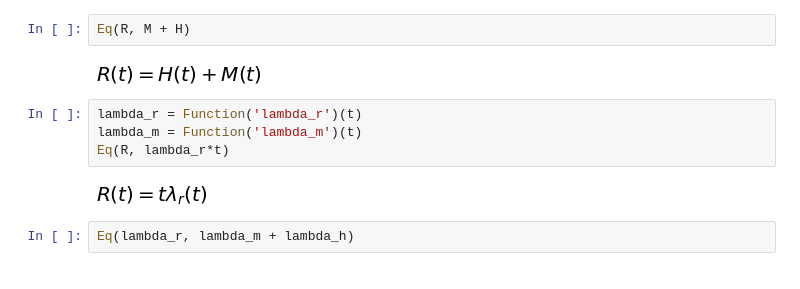
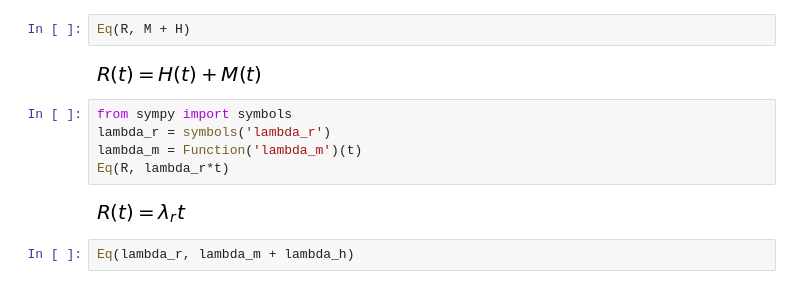
Before and after one commit to oleksiypr/chache_research, a Jupyter notebook: chache-research.ipynb, the cells around one changed output. Cells and saved outputs as stored; diff of their text form.

```diff
--- a/chache-research.ipynb
+++ b/chache-research.ipynb
@@ -68,11 +68,12 @@ Eq(R, M + H)
 # %% [output]
 [figure]
 # %%
-lambda_r = Function('lambda_r')(t)
+from sympy import symbols
+lambda_r = symbols('lambda_r')
 lambda_m = Function('lambda_m')(t)
 Eq(R, lambda_r*t)
 # %% [output]
-[figure, old version]
+[figure, new version]
 # %%
 Eq(lambda_r, lambda_m + lambda_h)
 # %% [output]
```
